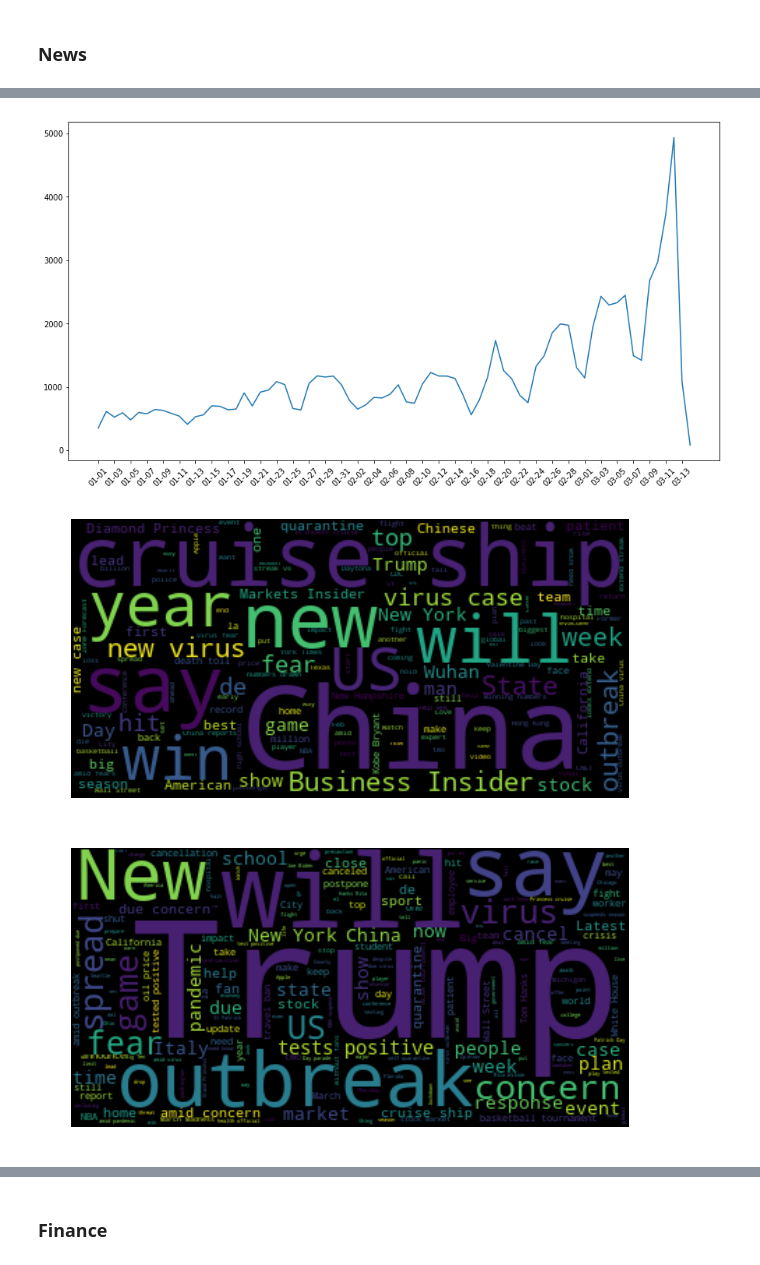
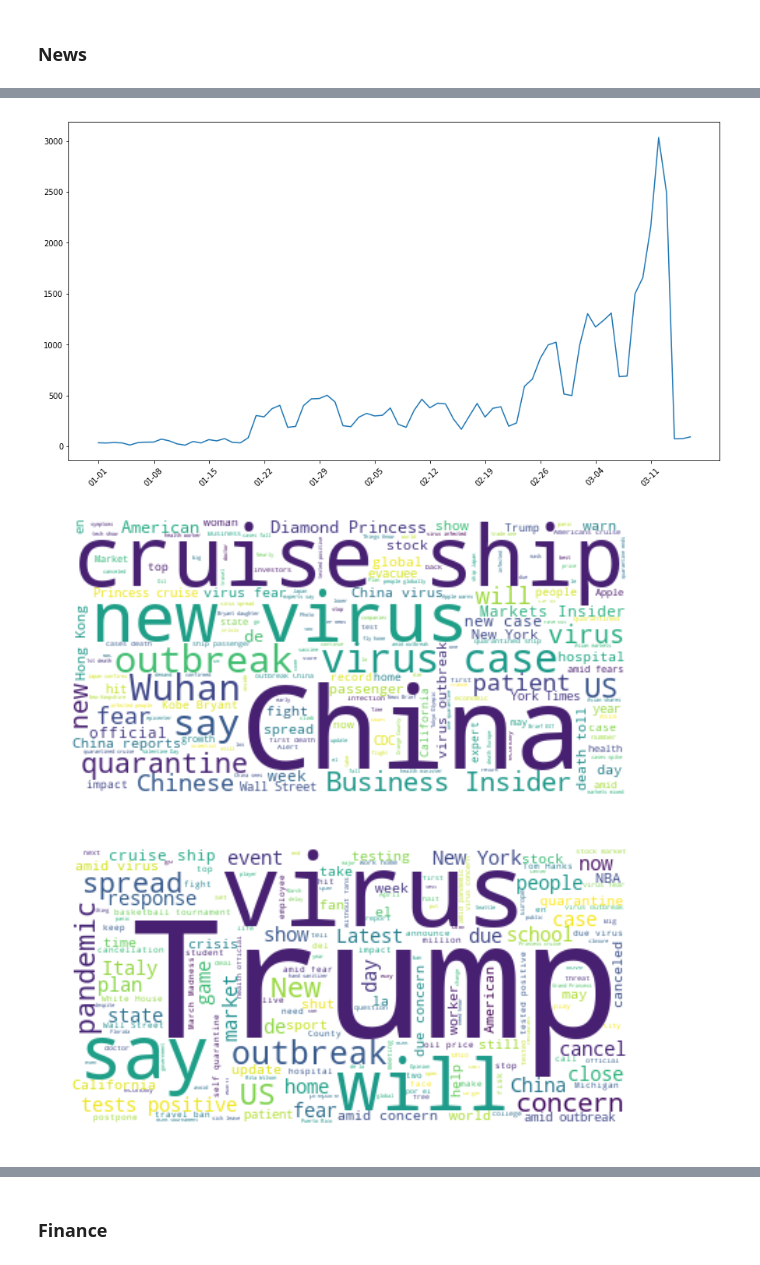
Before and after one commit to hopeman1102/visualize-covid-19, a Jupyter notebook: covid-19.ipynb, the cells around one changed output, grey strips where cells are left out. Cells and saved outputs as stored; diff of their text form; code cells hidden in the pictures.

```diff
--- a/covid-19.ipynb
+++ b/covid-19.ipynb
@@ -40,7 +40,7 @@ df_confirmed.head()
 ### News
 # %%
 # load the news stories which were extracted from Media Cloud
-df_news = pd.read_csv('news/covid-19-or-coronavirus-or-all-story-urls-20200315082840.csv')
+df_news = pd.read_csv('news/news_covid19.csv')
 df_news.head()
 # %% [output]
 |  | stories_id | publish_date | title | url | language | ap_syndicated | themes | media_id | media_name | ... |
@@ -390,26 +412,26 @@ story_count = list(story_covid_cnt.values)
 
 plt.figure(figsize=[15,8])
 plt.plot(dates, story_count)
-adjust_xticks = dates[::2]
+adjust_xticks = dates[::7]
 plt.xticks(adjust_xticks, rotation=45);
 # %% [output]
-[figure, old version]
+[figure, new version]
 # %%
 # get news from mid February
 mid_Feb_news = df_news[(df_news['date'] > '02-10') & (df_news['date'] < '02-18')]
 
 # create a wordcloud
 add_words = ['coronavirus', 'covid']
 stop_words = STOPWORDS.union(add_words)
 mid_Feb_titles = mid_Feb_news['title'].str.cat(sep='. ')
-wordcloud = WordCloud(stopwords=stop_words, random_state=42).generate(mid_Feb_titles)
+wordcloud = WordCloud(stopwords=stop_words, random_state=42, background_color='white').generate(mid_Feb_titles)
 
 plt.figure(figsize=[10,6])
 plt.imshow(wordcloud, interpolation='bilinear')
 plt.axis('off')
 plt.show()
 # %% [output]
-[figure, old version]
+[figure, new version]
 # %%
 # get news from last week
 last_week_news = df_news[df_news['date'] > '03-07']
@@ -418,14 +440,14 @@ last_week_news = df_news[df_news['date'] > '03-07']
 add_words = ['coronavirus', 'covid']
 stop_words = STOPWORDS.union(add_words)
 last_week_titles = last_week_news['title'].str.cat(sep='. ')
-wordcloud = WordCloud(stopwords=stop_words, random_state=42).generate(last_week_titles)
+wordcloud = WordCloud(stopwords=stop_words, random_state=42, background_color='white').generate(last_week_titles)
 
 plt.figure(figsize=[10,6])
 plt.imshow(wordcloud, interpolation='bilinear')
 plt.axis('off')
 plt.show()
 # %% [output]
-[figure, old version]
+[figure, new version]
 # %%
 # make story count plot for 2020 election stories
 df_news_politics['date'] = df_news_politics['publish_date'].apply(lambda x: x[5:10])
```
Also changed, not shown: parts of 32 cells of this notebook.
